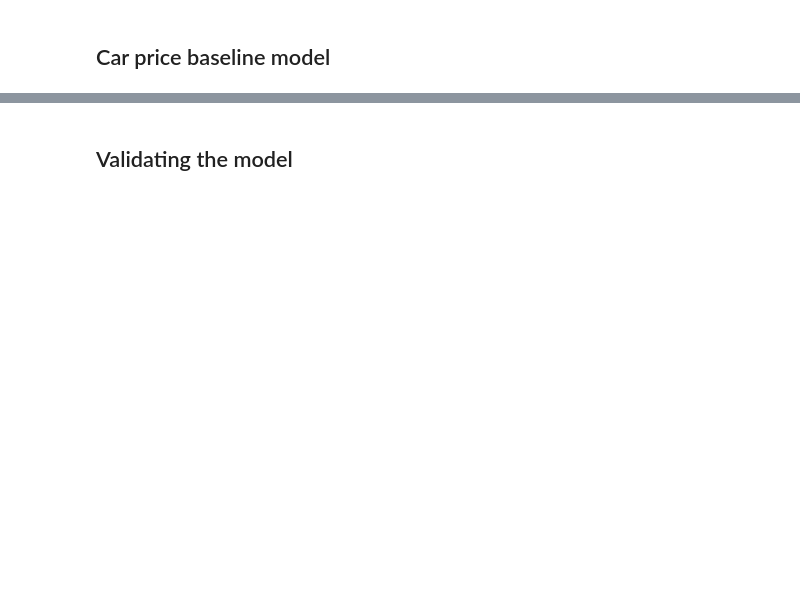
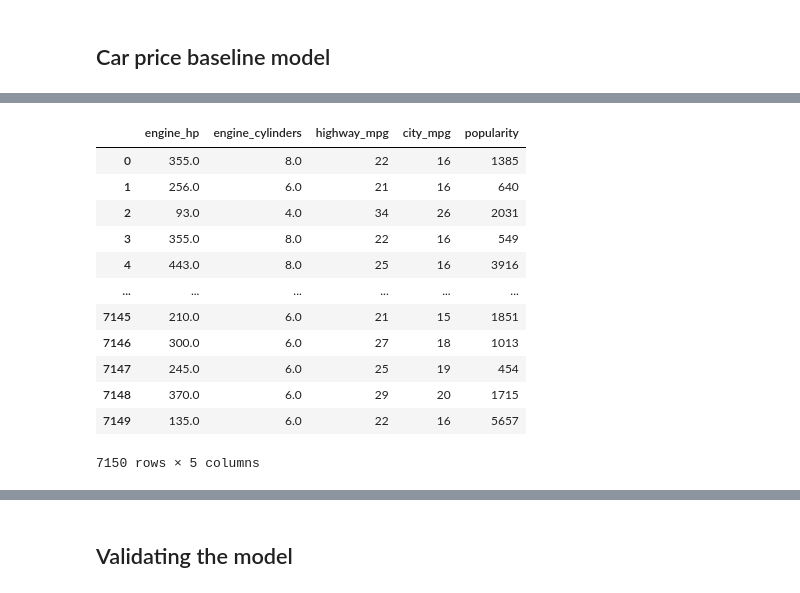
Before and after one commit to filipebodas/ml_zoomcamp_2024, a Jupyter notebook: code/02_regression/car_price.ipynb, the cells around one changed output, grey strips where cells are left out. Drawn from its saved outputs; the diff is of its cells as text; code cells hidden in the pictures; blank space fills up the shorter version.

```diff
--- a/code/02_regression/car_price.ipynb
+++ b/code/02_regression/car_price.ipynb
@@ -317,0 +626,21 @@ Start by creating a function for the vector-vector multiplication
+# %%
+# Use a couple of these variables
+
+base = ['engine_hp', 'engine_cylinders', 'highway_mpg',
+        'city_mpg', 'popularity']
+
+df_train[base]
+# %% [output]
+|  | engine_hp | engine_cylinders | highway_mpg | city_mpg | popularity |
+| 0 | 355.0 | 8.0 | 22 | 16 | 1385 |
+| 1 | 256.0 | 6.0 | 21 | 16 | 640 |
+| 2 | 93.0 | 4.0 | 34 | 26 | 2031 |
+| 3 | 355.0 | 8.0 | 22 | 16 | 549 |
+| 4 | 443.0 | 8.0 | 25 | 16 | 3916 |
+| ... | ... | ... | ... | ... | ... |
+| 7145 | 210.0 | 6.0 | 21 | 15 | 1851 |
+| 7146 | 300.0 | 6.0 | 27 | 18 | 1013 |
+| 7147 | 245.0 | 6.0 | 25 | 19 | 454 |
+| 7148 | 370.0 | 6.0 | 29 | 20 | 1715 |
+| 7149 | 135.0 | 6.0 | 22 | 16 | 5657 |
+7150 rows × 5 columns
```
Also changed, not shown: parts of 130 cells of this notebook.
